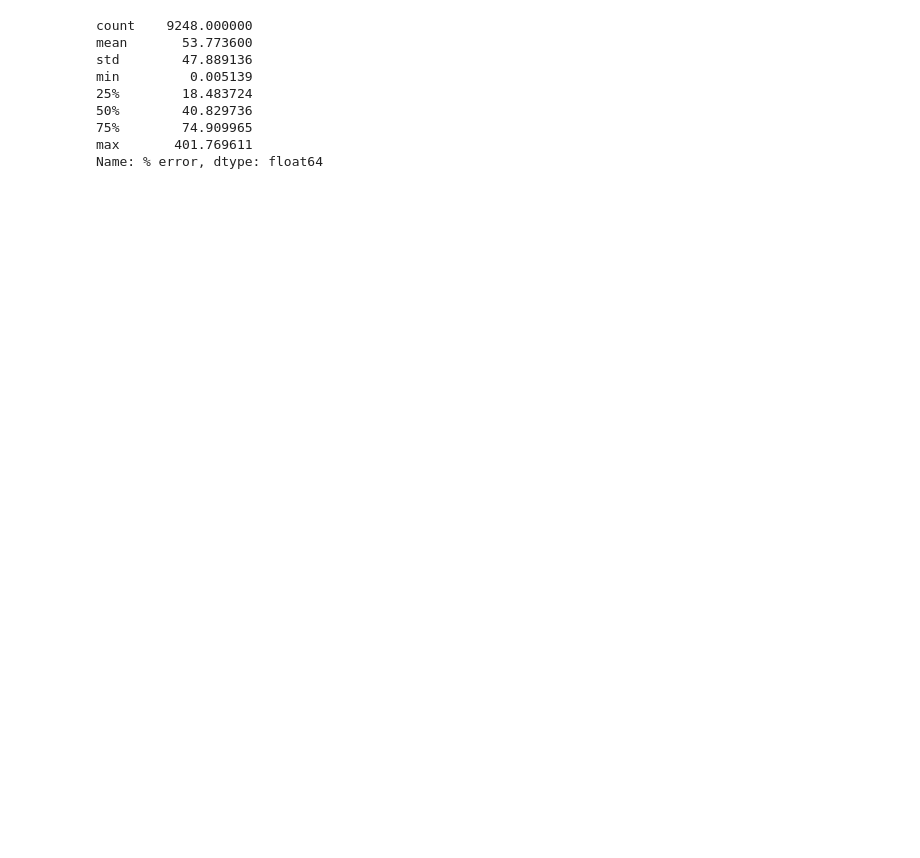
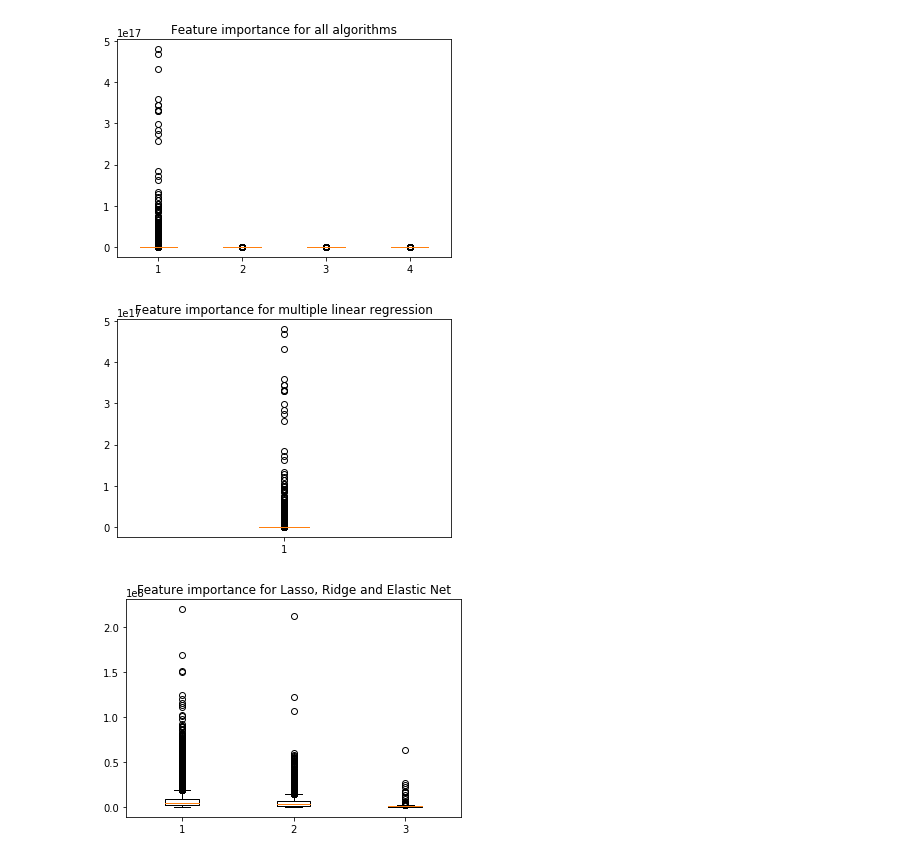
Before and after one commit to TuxML/size-analysis, a Jupyter notebook: multiple_linear_regression.ipynb, the cells around one changed output. Cells and saved outputs as stored; diff of their text form; code cells hidden in the pictures; blank space fills up the shorter version.

```diff
--- a/multiple_linear_regression.ipynb
+++ b/multiple_linear_regression.ipynb
@@ -80,0 +120,10 @@ Number of options whose have negative inflence on size: 5718
+# %%
+#learning a model by using Ridge regression
+reg_model = linear_model.Ridge(alpha=0.5)
+#Ridge(alpha=0.5, copy_X=True, fit_intercept=True, max_iter=None, normalize=False, random_state=None, solver='auto', tol=0.001)
+res_model = run_regressorML(reg_model, test_size=0.9, size_target="vmlinux")
+print(res_model)
+
+order_ridge = ft_importances(reg_model)
+order_ridge.to_csv("feature_importanceRidge.csv", header=True)
+order_ridge
@@ -80,0 +161,9 @@ Number of options whose have negative inflence on size: 5718
+# %%
+#learning a model by using ElasticNet
+reg_model = ElasticNet(alpha=0.1, l1_ratio=0.7)
+res_model = run_regressorML(reg_model, test_size=0.9, size_target="vmlinux")
+print(res_model)
+
+order_en = ft_importances(reg_model)
+order_en.to_csv("feature_importanceEN.csv", header=True)
+order_en
@@ -80,0 +201,27 @@ Number of options whose have negative inflence on size: 5718
+# %%
+# Boxplot
+import matplotlib.pyplot as plt
+import seaborn as sns
+import pandas as pd
+
+data = [order_lr, order_lasso, order_ridge, order_en]
+fig1, ax1 = plt.subplots()
+ax1.set_title('Feature importance for all algorithms')
+ax1.boxplot(data)
+plt.show()
+
+data = [order_lr]
+fig1, ax1 = plt.subplots()
+ax1.set_title('Feature importance for multiple linear regression')
+ax1.boxplot(data)
+plt.show()
+
+data = [order_lasso, order_ridge, order_en]
+fig1, ax1 = plt.subplots()
+ax1.set_title('Feature importance for Lasso, Ridge and Elastic Net')
+ax1.boxplot(data)
+plt.show()
+# %% [output]
+[figure, added]
+[figure, added]
+[figure, added]
@@ -81,20 +238,14 @@ Number of options whose have negative inflence on size: 5718
 # %%
+model = LinearRegression().fit(x_train_, y_train)
+
+r_sq = model.score(x_train_, y_train)
+print('coefficient of determination:', r_sq)
+print('intercept:', model.intercept_)
+print('slope:', model.coef_)
+
 #validation
-y_pred = model.predict(x_test)
-#y_pred = model.intercept_ + np.sum(model.coef_ * x_test.values, axis=1)
-
-#print(y_test)
-#print(y_pred)
+x_test_ = PolynomialFeatures(degree=2, include_bias=False).fit_transform(x_test)
+y_pred = model.predict(x_test_)
 
 dfErrors = pd.DataFrame({'Actual':y_test, 'Predicted':y_pred, "error":(y_pred - y_test).abs(), "% error":((y_pred - y_test)/y_test).abs()*100})
 dfErrors["% error"].describe()
-# %% [output]
-count    9248.000000
-mean       53.773600
-std        47.889136
-min         0.005139
-25%        18.483724
-50%        40.829736
-75%        74.909965
-max       401.769611
-Name: % error, dtype: float64
```
Also changed, not shown: parts of 17 cells of this notebook.
